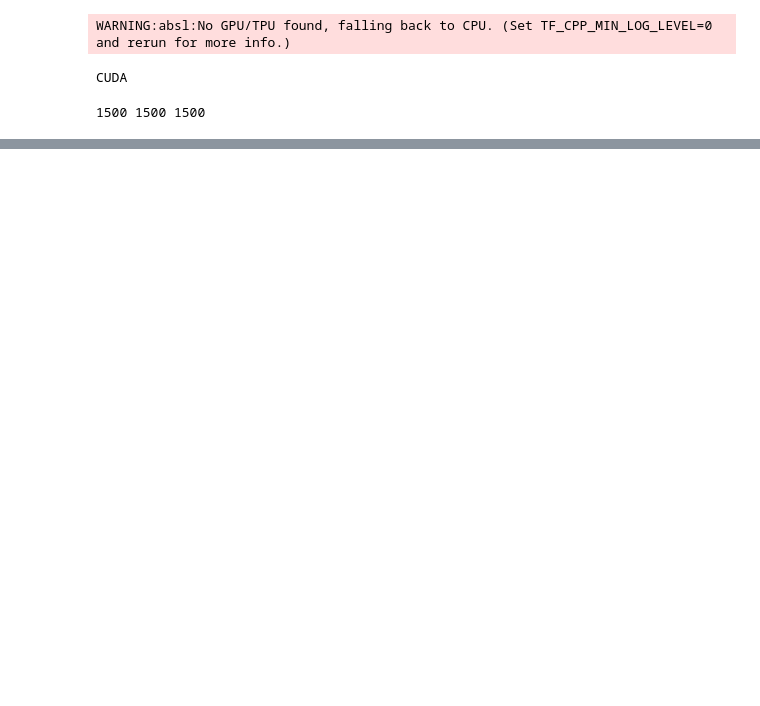
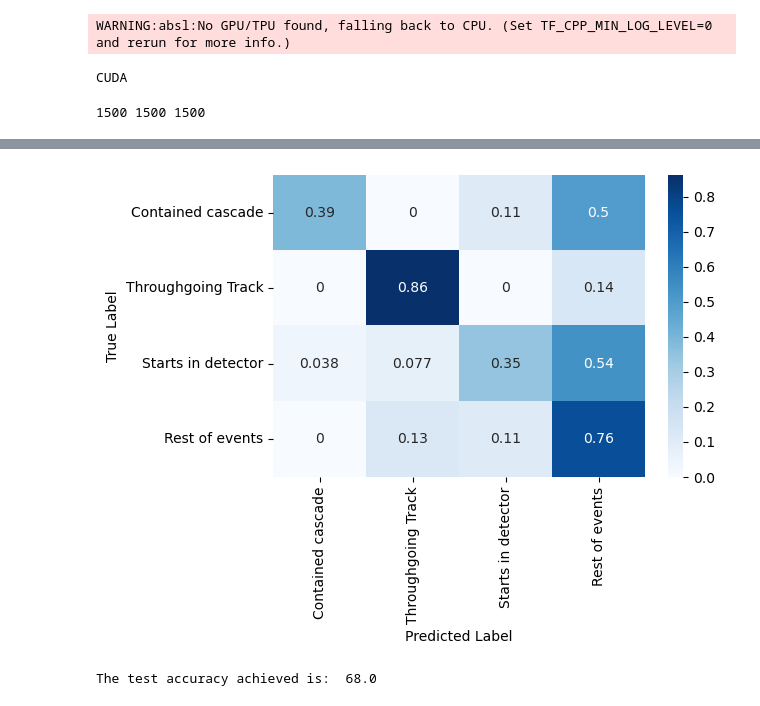
Before and after one commit to ArturoLlorente/nemesis, a Jupyter notebook: DynamicEdge_GraphNet.ipynb, the cells around one changed output, grey strips where cells are left out. Drawn from its saved outputs; the diff is of its cells as text; code cells hidden in the pictures; blank space fills up the shorter version.

Commit message:
fully working trainig and test

```diff
--- a/DynamicEdge_GraphNet.ipynb
+++ b/DynamicEdge_GraphNet.ipynb
@@ -175,0 +146,6 @@ Total Trainable Params: 98916
+# %%
+
+#model = Dynamic_class(out_channels=num_classes, k=k)
+model = DynEdge_modified(15, 4, k = 8, features_subset = slice(12, 15), layer_size_scale=2)
+model.to(device)
+#count_parameters(model)
@@ -186,5 +195,8 @@ For debugging consider passing CUDA_LAUNCH_BLOCKING=1.
 # %%
-test_loader = DataLoader(test_dataset, batch_size, shuffle=False)
+test_loader = DataLoader(test_dataset, batch_size=200, shuffle=False)
 fig1, miss_idx1, test_acc=model_evaluation(model, test_loader, all_events, all_records, all_labels, label_map, test_indices)
 print('The test accuracy achieved is: ', test_acc)
+# %% [output]
+[figure, added]
+The test accuracy achieved is:  68.0
 # %%
```
Also changed, not shown: parts of 10 cells of this notebook, 5 other files.
